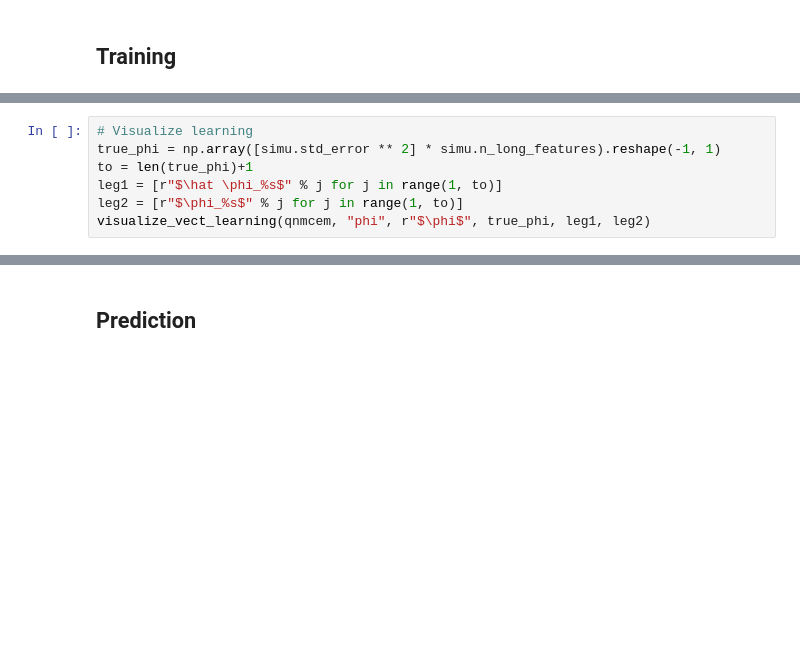
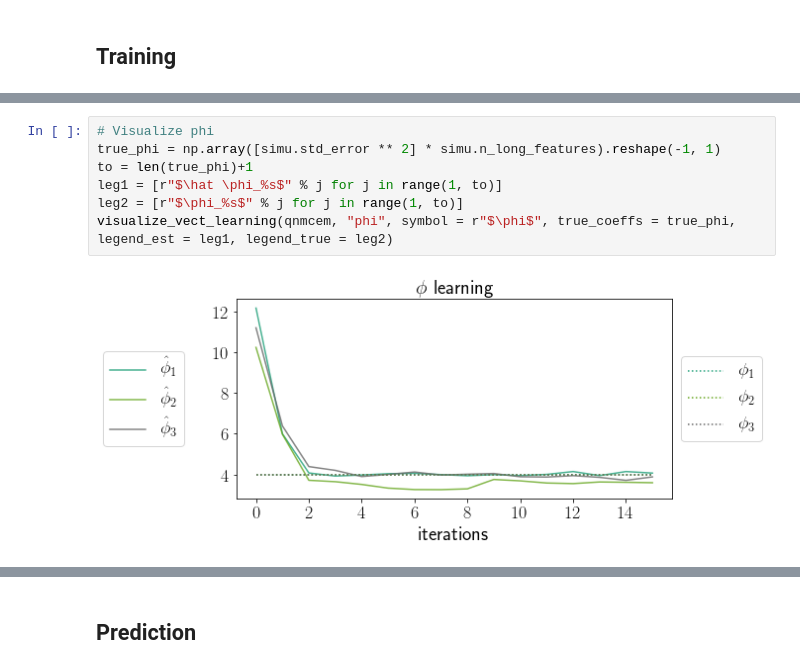
Before and after one commit to Califrais/flash, a Jupyter notebook: Lights tutorial.ipynb, the cells around one changed output, grey strips where cells are left out. Cells and saved outputs as stored; diff of their text form; blank space fills up the shorter version.

```diff
--- a/Lights tutorial.ipynb
+++ b/Lights tutorial.ipynb
@@ -409,7 +415,9 @@ Done solving using QNMCEM in 7.48e+01 seconds
 # %%
-# Visualize learning
+# Visualize phi
 true_phi = np.array([simu.std_error ** 2] * simu.n_long_features).reshape(-1, 1)
 to = len(true_phi)+1
 leg1 = [r"$\hat \phi_%s$" % j for j in range(1, to)]
 leg2 = [r"$\phi_%s$" % j for j in range(1, to)]
-visualize_vect_learning(qnmcem, "phi", r"$\phi$", true_phi, leg1, leg2)
+visualize_vect_learning(qnmcem, "phi", symbol = r"$\phi$", true_coeffs = true_phi, legend_est = leg1, legend_true = leg2)
+# %% [output]
+[figure, added]
```
Also changed, not shown: parts of 4 cells of this notebook, 1 other file.
